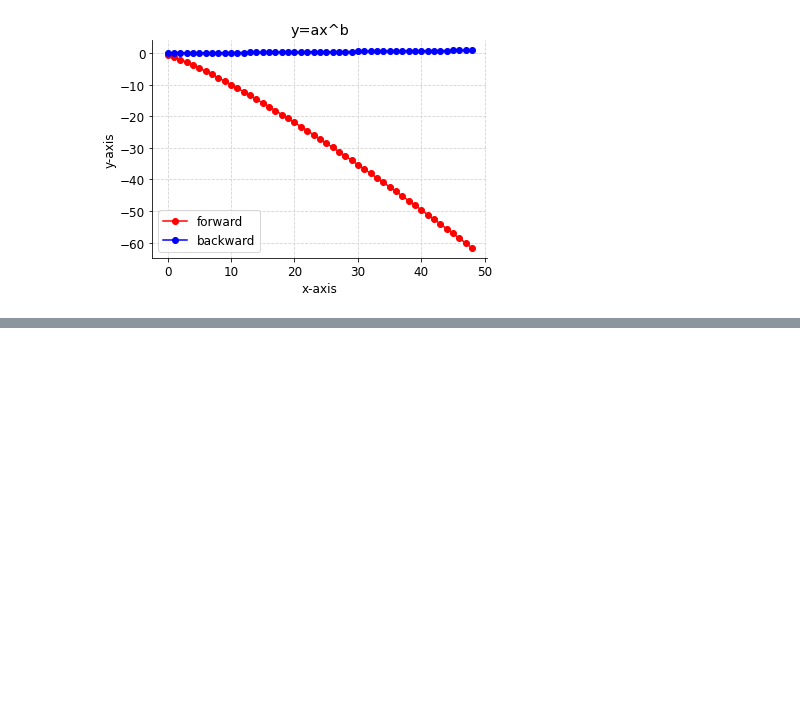
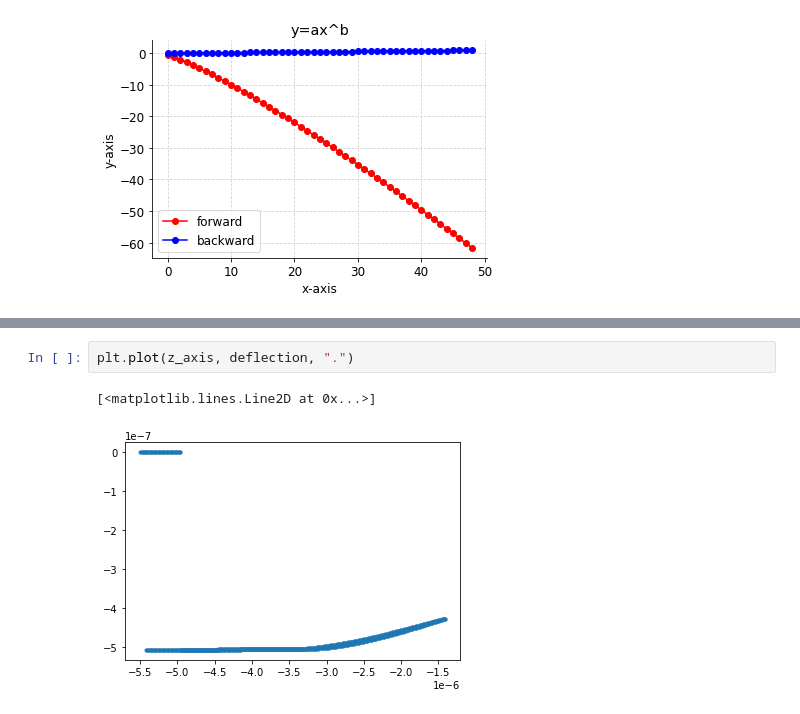
Before and after one commit to sungwoo306/Hydrogel, a Jupyter notebook: notebooks/20230106/highly entangled hydrogel(C=1.0).ipynb, the cells around one changed output, grey strips where cells are left out. Drawn from its saved outputs; the diff is of its cells as text; blank space fills up the shorter version.

```diff
--- a/notebooks/20230106/highly entangled hydrogel(C=1.0).ipynb
+++ b/notebooks/20230106/highly entangled hydrogel(C=1.0).ipynb
@@ -235,0 +324,5 @@ plt.show()
+# %%
+plt.plot(z_axis, deflection, ".")
+# %% [output]
+[<matplotlib.lines.Line2D at 0x...>]
+[figure, added]
```
Also changed, not shown: parts of 2 cells of this notebook, 6 other files.
